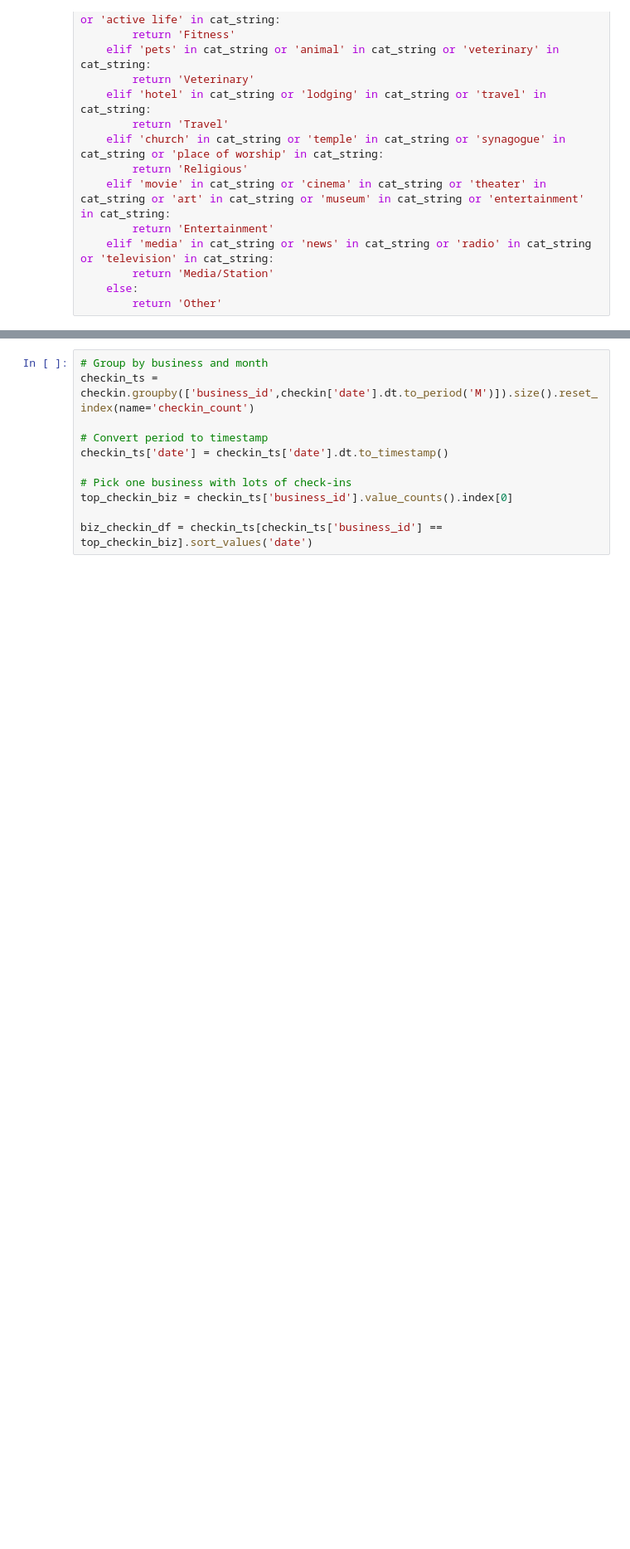
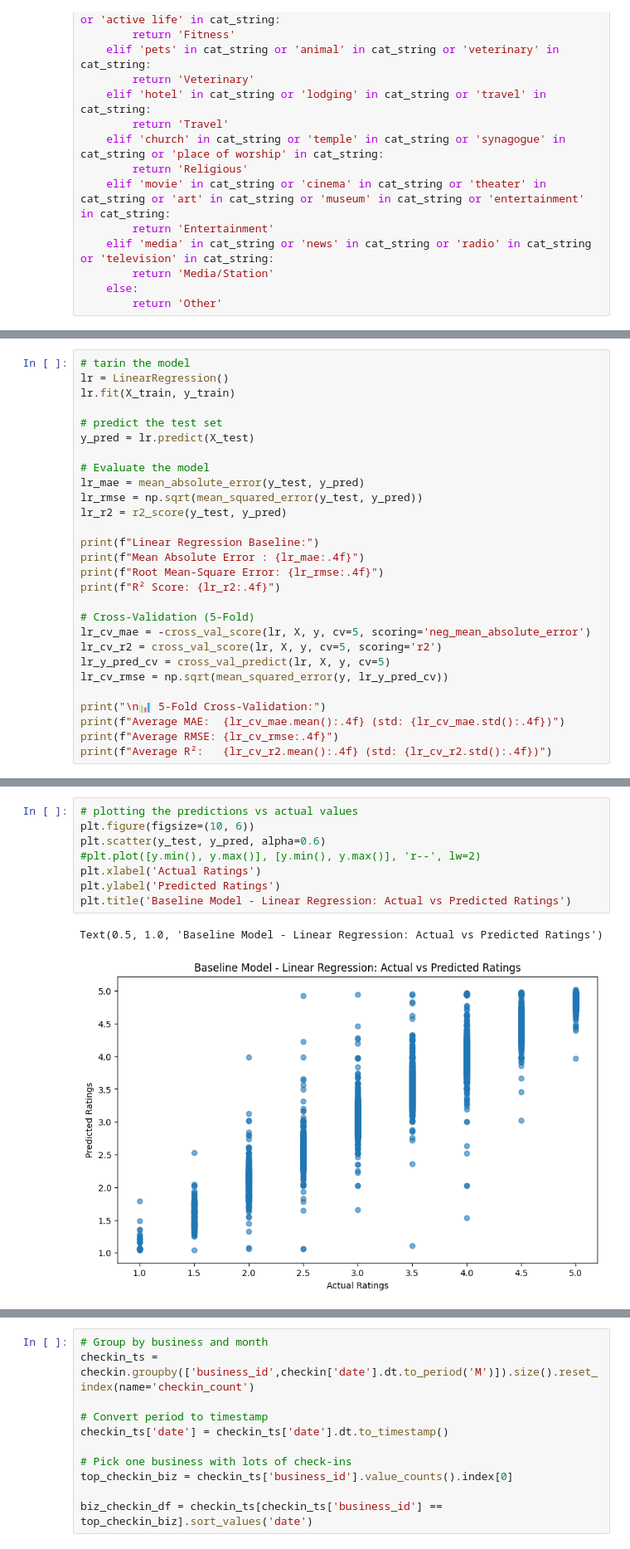
Before and after one commit to Jenblr/Yelp-Business-Data-Success-Analysis, a Jupyter notebook: Predictive_Modeling.ipynb, the cells around one changed output, grey strips where cells are left out. Shown: that part at 83% size. Drawn from its saved outputs; the diff is of its cells as text; blank space fills up the shorter version.

```diff
--- a/Predictive_Modeling.ipynb
+++ b/Predictive_Modeling.ipynb
@@ -465,0 +235,28 @@ weighted avg       0.97      0.97      0.97      9007
+# %%
+# tarin the model
+lr = LinearRegression()
+lr.fit(X_train, y_train)
+
+# predict the test set
+y_pred = lr.predict(X_test)
+
+# Evaluate the model
+lr_mae = mean_absolute_error(y_test, y_pred)
+lr_rmse = np.sqrt(mean_squared_error(y_test, y_pred))
+lr_r2 = r2_score(y_test, y_pred)
+
+print(f"Linear Regression Baseline:")
+print(f"Mean Absolute Error : {lr_mae:.4f}")
+print(f"Root Mean-Square Error: {lr_rmse:.4f}")
+print(f"R² Score: {lr_r2:.4f}")
+
+# Cross-Validation (5-Fold)
+lr_cv_mae = -cross_val_score(lr, X, y, cv=5, scoring='neg_mean_absolute_error')
+lr_cv_r2 = cross_val_score(lr, X, y, cv=5, scoring='r2')
+lr_y_pred_cv = cross_val_predict(lr, X, y, cv=5)
+lr_cv_rmse = np.sqrt(mean_squared_error(y, lr_y_pred_cv))
+
+print("\n📊 5-Fold Cross-Validation:")
+print(f"Average MAE:  {lr_cv_mae.mean():.4f} (std: {lr_cv_mae.std():.4f})")
+print(f"Average RMSE: {lr_cv_rmse:.4f}")
+print(f"Average R²:   {lr_cv_r2.mean():.4f} (std: {lr_cv_r2.std():.4f})")
@@ -465,0 +273,11 @@ weighted avg       0.97      0.97      0.97      9007
+# %%
+# plotting the predictions vs actual values
+plt.figure(figsize=(10, 6))
+plt.scatter(y_test, y_pred, alpha=0.6)
+#plt.plot([y.min(), y.max()], [y.min(), y.max()], 'r--', lw=2)
+plt.xlabel('Actual Ratings')
+plt.ylabel('Predicted Ratings')
+plt.title('Baseline Model - Linear Regression: Actual vs Predicted Ratings')
+# %% [output]
+Text(0.5, 1.0, 'Baseline Model - Linear Regression: Actual vs Predicted Ratings')
+[figure, added]
```
Also changed, not shown: parts of 66 cells of this notebook.
